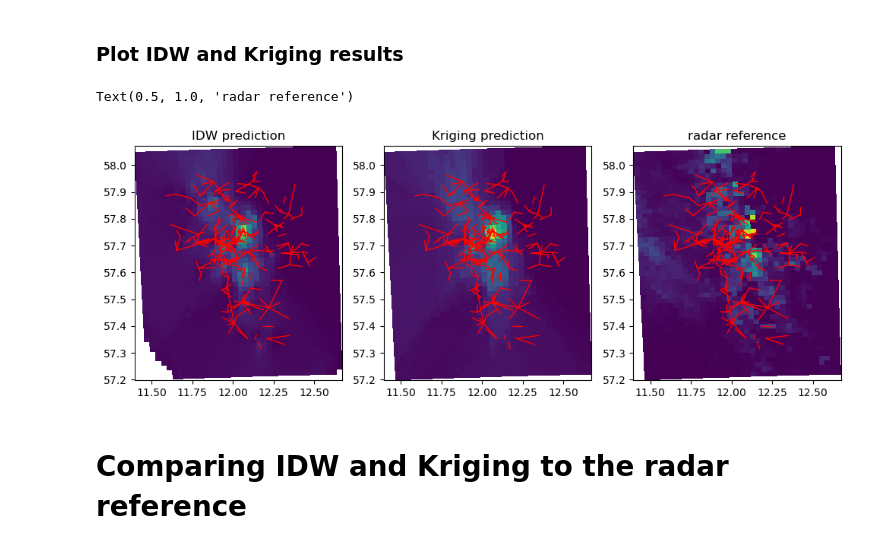
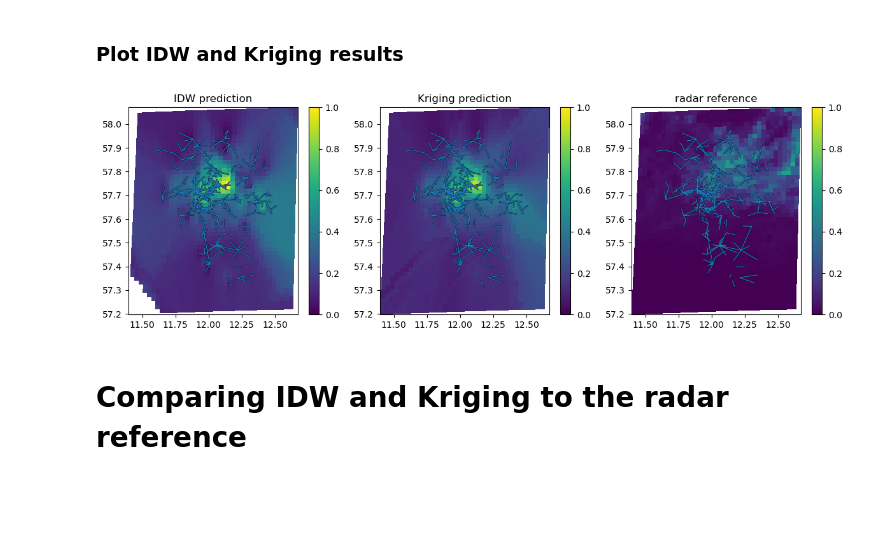
Before and after one commit to OpenSenseAction/PrePEP_short_course_OS, a Jupyter notebook: 4_rainfall_maps_and_merging.ipynb, the cells around one changed output. Drawn from its saved outputs; the diff is of its cells as text; code cells hidden in the pictures; blank space fills up the shorter version.

Commit message:
update interpol notebook with exercise

```diff
--- a/4_rainfall_maps_and_merging.ipynb
+++ b/4_rainfall_maps_and_merging.ipynb
@@ -83,0 +23,2 @@ plt.tight_layout()
+# %%
+ds_cml = xr.open_dataset('example_data/openmrg_cml_5min_2h.nc')
@@ -102,7 +49,7 @@ cmls["lon_center"] = (cmls.site_0_lon + cmls.site_1_lon) / 2
 ### 5.1 Inverse distance weighting (IDW)
 # %%
 # define the properties of the IDW algorithm
-idw_interpolator = pycml.spatial.interpolator.IdwKdtreeInterpolator(
+idw_interpolator = spatial.interpolator.IdwKdtreeInterpolator(
     nnear=15,  # <------------- number of neighbors
     p=2,  # <------------------ weighting parameter
     exclude_nan=True,  # <----- remove nan values from interpolation
@@ -122,7 +69,7 @@ radar_ref['R_grid_idw'] = (('y', 'x'), R_grid_idw)
 # %% [markdown]
 ### 5.2 Ordinary Kriging
 # %%
-kriging_interpolator = pycml.spatial.interpolator.OrdinaryKrigingInterpolator(
+kriging_interpolator = spatial.interpolator.OrdinaryKrigingInterpolator(
     nlags=6,
     variogram_model='spherical',
     #variogram_parameters=None,
@@ -131,11 +78,11 @@ kriging_interpolator = pycml.spatial.interpolator.OrdinaryKrigingInterpolator(
 )
 # %%
 R_grid_kriging = kriging_interpolator(
-    x=cmls.lon_center.where(~np.isnan(cmls.R.sel(time=time)), drop = True),
-    y=cmls.lat_center.where(~np.isnan(cmls.R.sel(time=time)), drop = True),
-    z=cmls.R.sel(time=time).where(~np.isnan(cmls.R.sel(time=time)), drop = True),  # <----- rainfall values
-    xgrid=radar_ref.lon.values,  # <--------- target grid x coordinates
-    ygrid=radar_ref.lat.values,  # <--------- target grid y coordinates
+    x=ds_cml.lon_center.where(~np.isnan(ds_cml.R.sel(time=time)), drop = True),
+    y=ds_cml.lat_center.where(~np.isnan(ds_cml.R.sel(time=time)), drop = True),
+    z=ds_cml.R.sel(time=time).where(~np.isnan(ds_cml.R.sel(time=time)), drop = True),  # <----- rainfall values
+    xgrid=radar_ref.longitudes.values,  # <--------- target grid x coordinates
+    ygrid=radar_ref.latitudes.values,  # <--------- target grid y coordinates
 )
 # %%
 radar_ref['R_grid_kriging'] = (('y', 'x'), R_grid_kriging)
@@ -144,49 +91,28 @@ radar_ref['R_grid_kriging'] = (('y', 'x'), R_grid_kriging)
 # %%
 # such a 2-d array can be visulaized with matplotlibs pcolormesh function
 fig, ax = plt.subplots(1, 3, figsize = (4*3, 4))
+
 ax[0].set_title('IDW prediction')
-ax[0].pcolormesh(radar_ref.lon.values, radar_ref.lat.values, R_grid_idw)
-for cml_i in range(cmls.cml_id.size):
-    ax[0].plot(
-        [cmls.isel(cml_id = cml_i).site_0_lon,
-         cmls.isel(cml_id = cml_i).site_1_lon],
-        [cmls.isel(cml_id = cml_i).site_0_lat,
-         cmls.isel(cml_id = cml_i).site_1_lat],
-        "red",
-        linewidth=1,
-    )
+im=ax[0].pcolormesh(radar_ref.longitudes.values, radar_ref.latitudes.values, R_grid_idw,vmin=0,vmax=1)
+plg.plot_map.plot_lines(ds_cml, use_lon_lat=True, ax=ax[0])
+plt.colorbar(im, ax=ax[0])
 
 ax[1].set_title('Kriging prediction')
-ax[1].pcolormesh(radar_ref.lon.values, radar_ref.lat.values, radar_ref['R_grid_kriging'])
-for cml_i in range(cmls.cml_id.size):
-    ax[1].plot(
-        [cmls.isel(cml_id = cml_i).site_0_lon,
-         cmls.isel(cml_id = cml_i).site_1_lon],
-        [cmls.isel(cml_id = cml_i).site_0_lat,
-         cmls.isel(cml_id = cml_i).site_1_lat],
-        "red",
-        linewidth=1,
-    )
+im = ax[1].pcolormesh(radar_ref.longitudes.values, radar_ref.latitudes.values, radar_ref['R_grid_kriging'],vmin=0,vmax=1)
+plg.plot_map.plot_lines(ds_cml, use_lon_lat=True, ax=ax[1])
+plt.colorbar(im, ax=ax[1])
 
-ax[2].pcolormesh(
-    radar_ref.lon.values,
-    radar_ref.lat.values,
-    radar_ref.R.sel(time = time, method = 'nearest'),
-    #cmap=plt.get_cmap("YlGnBu", 12),
+ax[2].set_title('radar reference')
+im = ax[2].pcolormesh(
+    radar_ref.longitudes.values,
+    radar_ref.latitudes.values,
+    radar_ref.rainfall_amount.sel(time = time, method = 'nearest'),vmin=0,vmax=1
 )
-for cml_i in range(cmls.cml_id.size):
-    ax[2].plot(
-        [cmls.isel(cml_id = cml_i).site_0_lon,
-         cmls.isel(cml_id = cml_i).site_1_lon],
-        [cmls.isel(cml_id = cml_i).site_0_lat,
-         cmls.isel(cml_id = cml_i).site_1_lat],
-        "red",
-        linewidth=1,
-    )
-ax[2].set_title('radar reference');
+plg.plot_map.plot_lines(ds_cml, use_lon_lat=True, ax=ax[2])
+plt.colorbar(im, ax=ax[2])
+plt.tight_layout();
 # %% [output]
-Text(0.5, 1.0, 'radar reference')
-[figure, old version]
+[figure, new version]
 # %% [markdown]
 # Comparing IDW and Kriging to the radar reference
 # %%
```
Also changed, not shown: parts of 17 cells of this notebook.
